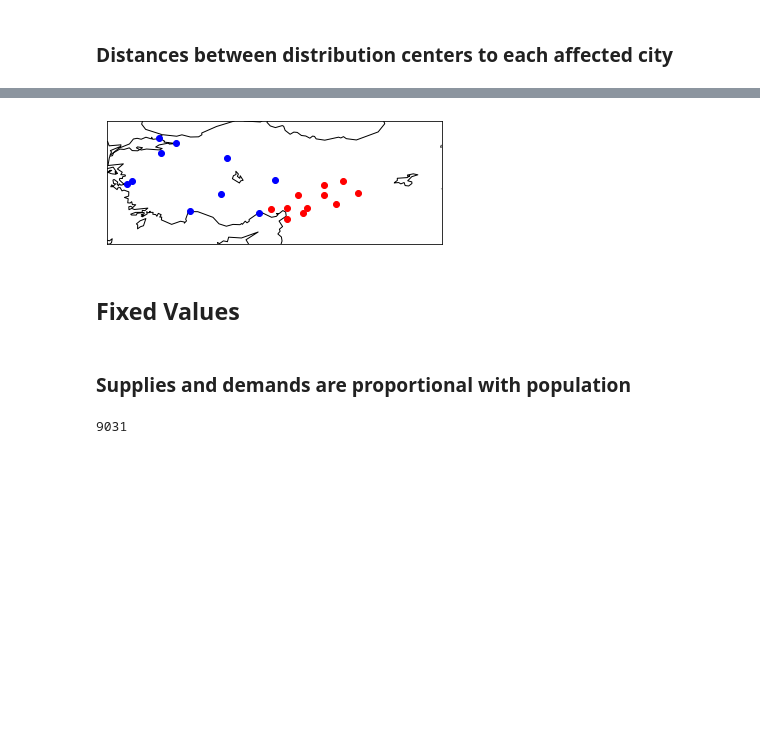
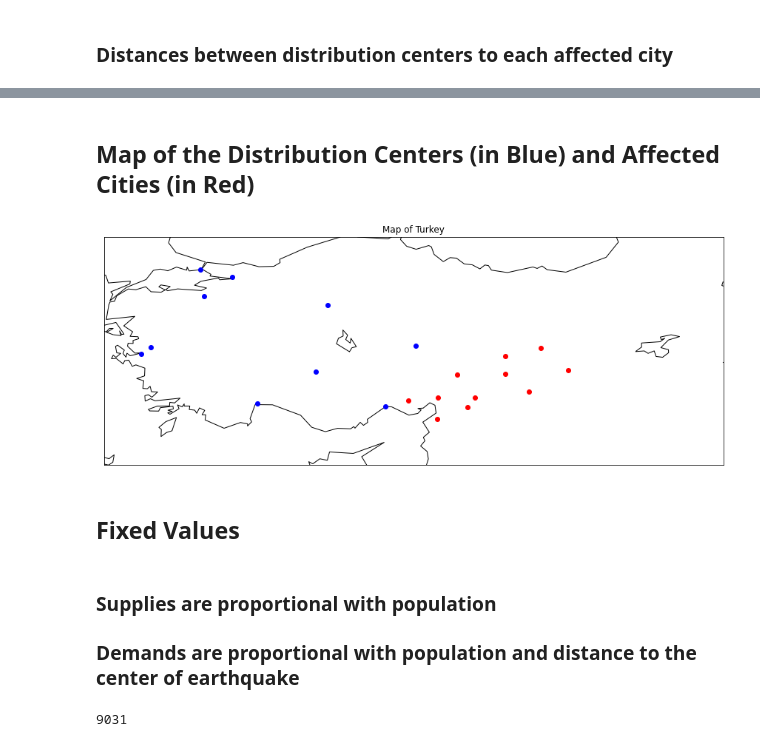
Before and after one commit to mustafabayrak0/Optimization-Project, a Jupyter notebook: Project/Code/main.ipynb, the cells around one changed output, grey strips where cells are left out. Cells and saved outputs as stored; diff of their text form; code cells hidden in the pictures; blank space fills up the shorter version.

```diff
--- a/Project/Code/main.ipynb
+++ b/Project/Code/main.ipynb
@@ -142,32 +138,36 @@ distance_df
 | 9 | 886.0 | 1240.0 | 1102.0 | 1415.0 | 1081.0 | 1083.0 | 1169.0 | 1223.0 | 1266.0 | ... |
 # %%
 distance_matrix = np.array(distance_df)
+# %% [markdown]
+## Map of the Distribution Centers (in Blue) and Affected Cities (in Red)
 # %%
 # Geocoding setup
 geolocator = Nominatim(user_agent="my-app")
 
 # Map setup
 map = Basemap(llcrnrlon=26, llcrnrlat=35, urcrnrlon=45, urcrnrlat=42, resolution='l')
 map.drawcoastlines()
 
-# Plot red cities
+# Plot blue cities
 for city in dist_centers:
     location = geolocator.geocode(city + ", Turkey")
     lon, lat = location.longitude, location.latitude
     x, y = map(lon, lat)
-    map.plot(x, y, 'bo')
+    map.plot(x, y, 'o', color='blue')
 
-# Plot blue cities
+# Plot red cities
 for city in affected_cities:
     location = geolocator.geocode(city + ", Turkey")
     lon, lat = location.longitude, location.latitude
     x, y = map(lon, lat)
-    map.plot(x, y, 'ro')
+    map.plot(x, y, 'o', color='red')
 
 # Show the map
+plt.title('Map of Turkey')
+plt.gcf().set_size_inches(15, 15)
 plt.show()
 # %% [output]
-[figure, old version]
+[figure, new version]
 # %% [markdown]
 ## Fixed Values
 # %%
@@ -180,7 +180,8 @@ TRUCK_NUMBER = 500
 NUM_DISTRIBUTION_CENTERS = 10
 NUM_AFFECTED_CITIES = 11
 # %% [markdown]
-### Supplies and demands are proportional with population
+### Supplies are proportional with population
+### Demands are proportional with population and distance to the center of earthquake
 # %%
 supplies = np.load('../Datasets/numpy-arrays/supplies.npy')
 
```
Also changed, not shown: parts of 3 cells of this notebook.
